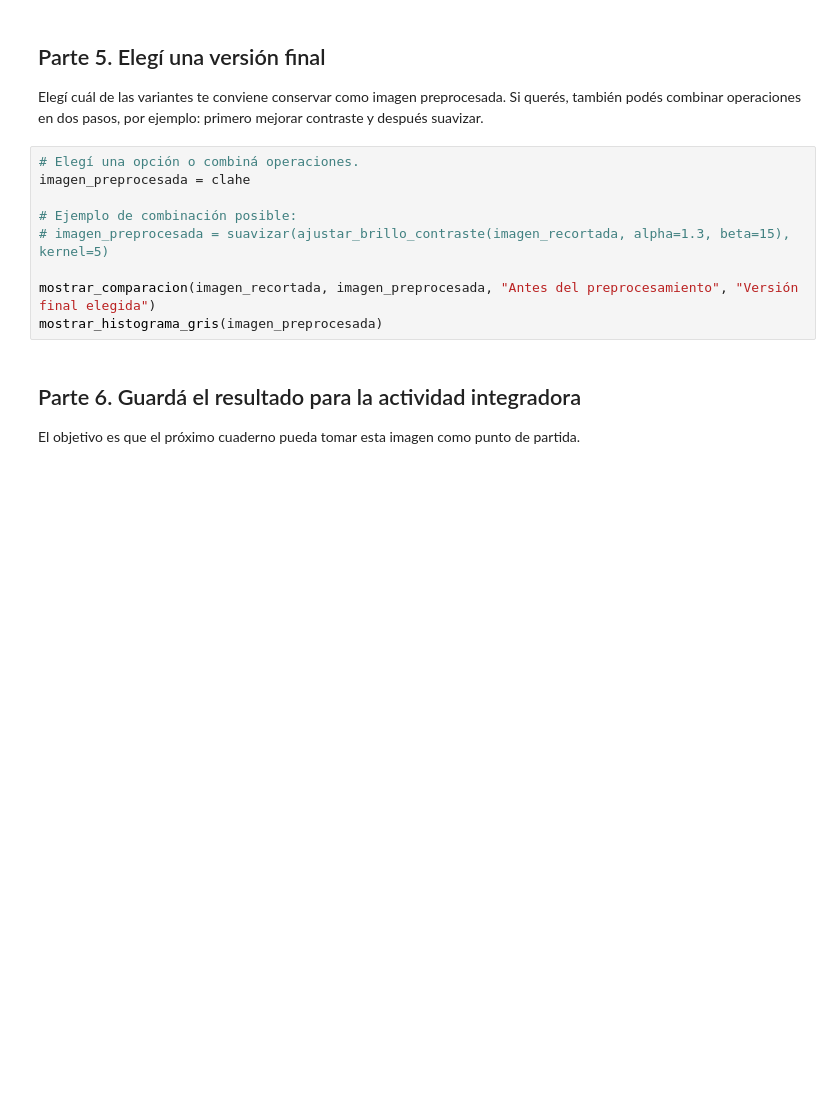
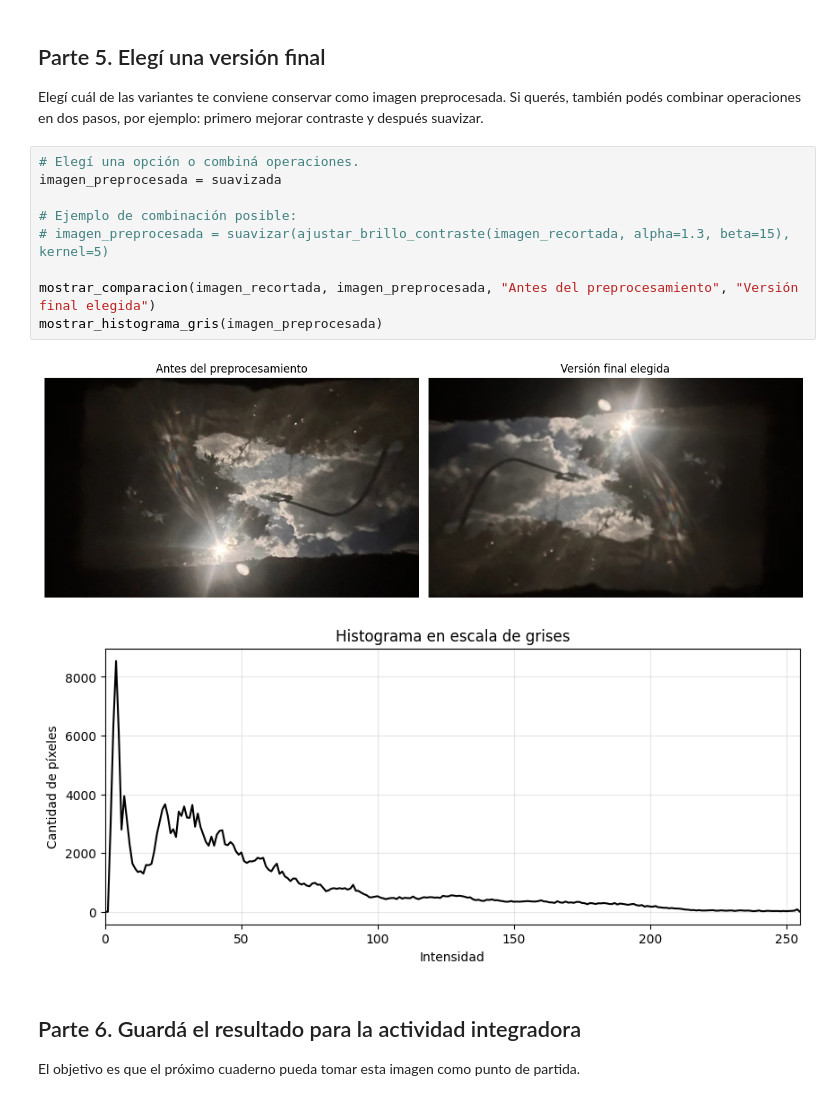
Before and after one commit to maflorencia/lopez-florencia-pdi-1c-2026, a Jupyter notebook: 002/001 - TEO/007 - recuperacion y preprocesamiento de imagenes propias.ipynb, the cells around one changed output. Drawn from its saved outputs; the diff is of its cells as text; blank space fills up the shorter version.

```diff
--- a/002/001 - TEO/007 - recuperacion y preprocesamiento de imagenes propias.ipynb
+++ b/002/001 - TEO/007 - recuperacion y preprocesamiento de imagenes propias.ipynb
@@ -201,13 +185,16 @@ plt.show()
 Elegí cuál de las variantes te conviene conservar como imagen preprocesada. Si querés, también podés combinar operaciones en dos pasos, por ejemplo: primero mejorar contraste y después suavizar.
 # %%
 # Elegí una opción o combiná operaciones.
-imagen_preprocesada = clahe
+imagen_preprocesada = suavizada
 
 # Ejemplo de combinación posible:
 # imagen_preprocesada = suavizar(ajustar_brillo_contraste(imagen_recortada, alpha=1.3, beta=15), kernel=5)
 
 mostrar_comparacion(imagen_recortada, imagen_preprocesada, "Antes del preprocesamiento", "Versión final elegida")
 mostrar_histograma_gris(imagen_preprocesada)
+# %% [output]
+[figure, added]
+[figure, added]
 # %% [markdown]
 ## Parte 6. Guardá el resultado para la actividad integradora
 
```
Also changed, not shown: parts of 6 cells of this notebook.
